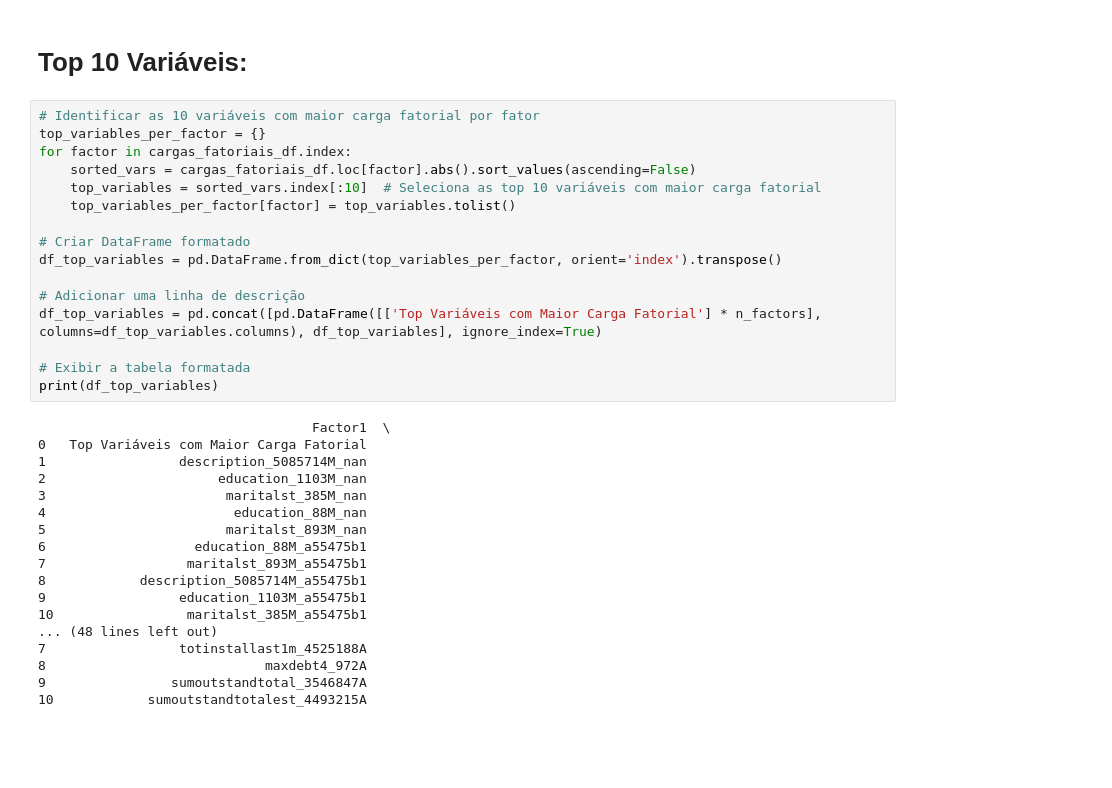
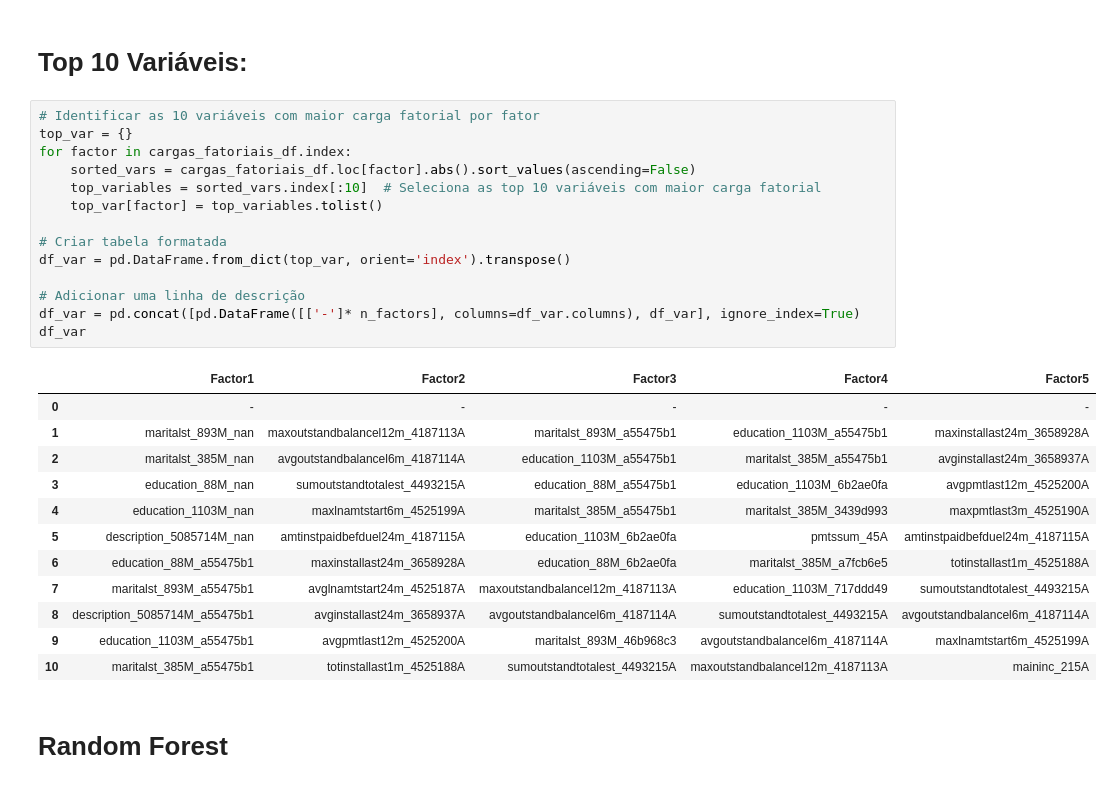
Before and after one commit to jrodrigotico/MBA-USP-ESALQ---TCC, a Jupyter notebook: debug.ipynb, the cells around one changed output. Cells and saved outputs as stored; diff of their text form; blank space fills up the shorter version.

```diff
--- a/debug.ipynb
+++ b/debug.ipynb
@@ -462,38 +460,33 @@ plt.show()
 # Top 10 Variáveis:
 # %%
 # Identificar as 10 variáveis com maior carga fatorial por fator
-top_variables_per_factor = {}
+top_var = {}
 for factor in cargas_fatoriais_df.index:
     sorted_vars = cargas_fatoriais_df.loc[factor].abs().sort_values(ascending=False)
     top_variables = sorted_vars.index[:10]  # Seleciona as top 10 variáveis com maior carga fatorial
-    top_variables_per_factor[factor] = top_variables.tolist()
+    top_var[factor] = top_variables.tolist()
 
-# Criar DataFrame formatado
-df_top_variables = pd.DataFrame.from_dict(top_variables_per_factor, orient='index').transpose()
+# Criar tabela formatada
+df_var = pd.DataFrame.from_dict(top_var, orient='index').transpose()
 
 # Adicionar uma linha de descrição
-df_top_variables = pd.concat([pd.DataFrame([['Top Variáveis com Maior Carga Fatorial'] * n_factors], columns=df_top_variables.columns), df_top_variables], ignore_index=True)
-
-# Exibir a tabela formatada
-print(df_top_variables)
+df_var = pd.concat([pd.DataFrame([['-']* n_factors], columns=df_var.columns), df_var], ignore_index=True)
+df_var
 # %% [output]
-                                   Factor1  \
-0   Top Variáveis com Maior Carga Fatorial
-1                 description_5085714M_nan
-2                      education_1103M_nan
-3                       maritalst_385M_nan
-4                        education_88M_nan
-5                       maritalst_893M_nan
-6                   education_88M_a55475b1
-7                  maritalst_893M_a55475b1
-8            description_5085714M_a55475b1
-9                 education_1103M_a55475b1
-10                 maritalst_385M_a55475b1
-... (48 lines left out)
-7                 totinstallast1m_4525188A
-8                            maxdebt4_972A
-9                sumoutstandtotal_3546847A
-10            sumoutstandtotalest_4493215A
+|  | Factor1 | Factor2 | Factor3 | Factor4 | Factor5 |
+| 0 | - | - | - | - | - |
+| 1 | maritalst_893M_nan | maxoutstandbalancel12m_4187113A | maritalst_893M_a55475b1 | education_1103M_a55475b1 | maxinstallast24m_3658928A |
+| 2 | maritalst_385M_nan | avgoutstandbalancel6m_4187114A | education_1103M_a55475b1 | maritalst_385M_a55475b1 | avginstallast24m_3658937A |
+| 3 | education_88M_nan | sumoutstandtotalest_4493215A | education_88M_a55475b1 | education_1103M_6b2ae0fa | avgpmtlast12m_4525200A |
+| 4 | education_1103M_nan | maxlnamtstart6m_4525199A | maritalst_385M_a55475b1 | maritalst_385M_3439d993 | maxpmtlast3m_4525190A |
+| 5 | description_5085714M_nan | amtinstpaidbefduel24m_4187115A | education_1103M_6b2ae0fa | pmtssum_45A | amtinstpaidbefduel24m_4187115A |
+| 6 | education_88M_a55475b1 | maxinstallast24m_3658928A | education_88M_6b2ae0fa | maritalst_385M_a7fcb6e5 | totinstallast1m_4525188A |
+| 7 | maritalst_893M_a55475b1 | avglnamtstart24m_4525187A | maxoutstandbalancel12m_4187113A | education_1103M_717ddd49 | sumoutstandtotalest_4493215A |
+| 8 | description_5085714M_a55475b1 | avginstallast24m_3658937A | avgoutstandbalancel6m_4187114A | sumoutstandtotalest_4493215A | avgoutstandbalancel6m_4187114A |
+| 9 | education_1103M_a55475b1 | avgpmtlast12m_4525200A | maritalst_893M_46b968c3 | avgoutstandbalancel6m_4187114A | maxlnamtstart6m_4525199A |
+| 10 | maritalst_385M_a55475b1 | totinstallast1m_4525188A | sumoutstandtotalest_4493215A | maxoutstandbalancel12m_4187113A | maininc_215A |
+# %% [markdown]
+# Random Forest
 # %%
 # Definir o modelo RandomForestClassifier
 rf = RandomForestClassifier(random_state=123)
```
Also changed, not shown: parts of 18 cells of this notebook.
